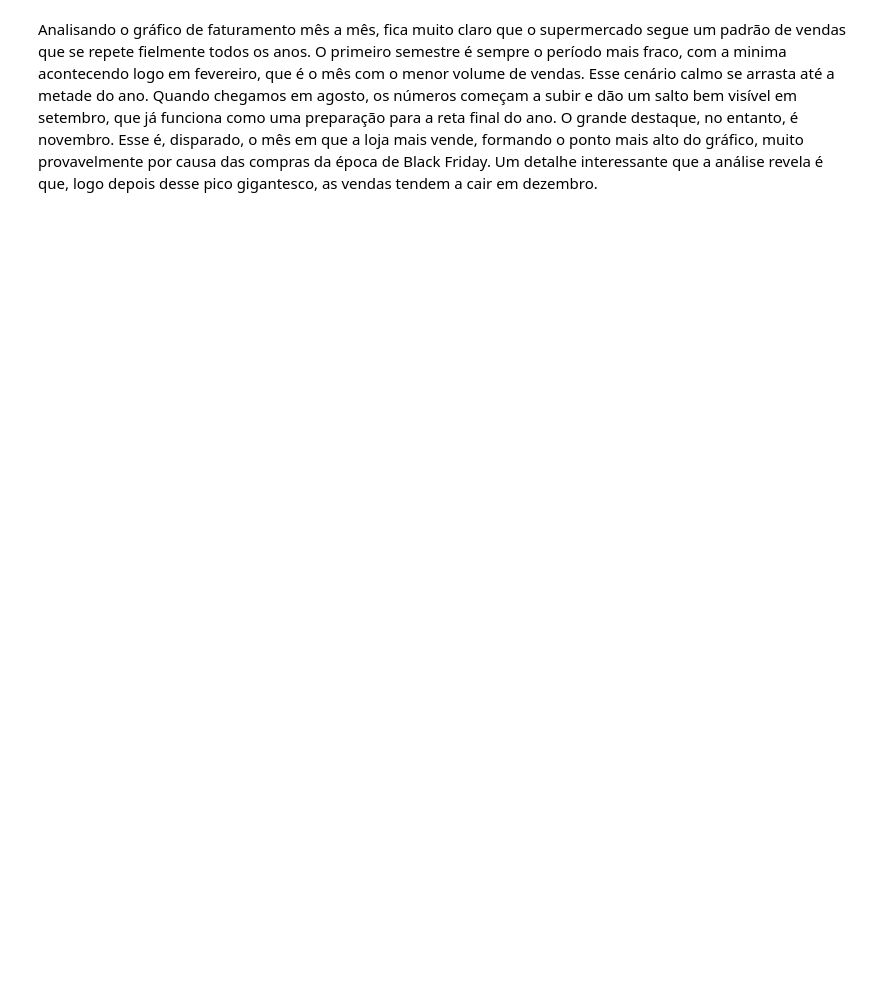
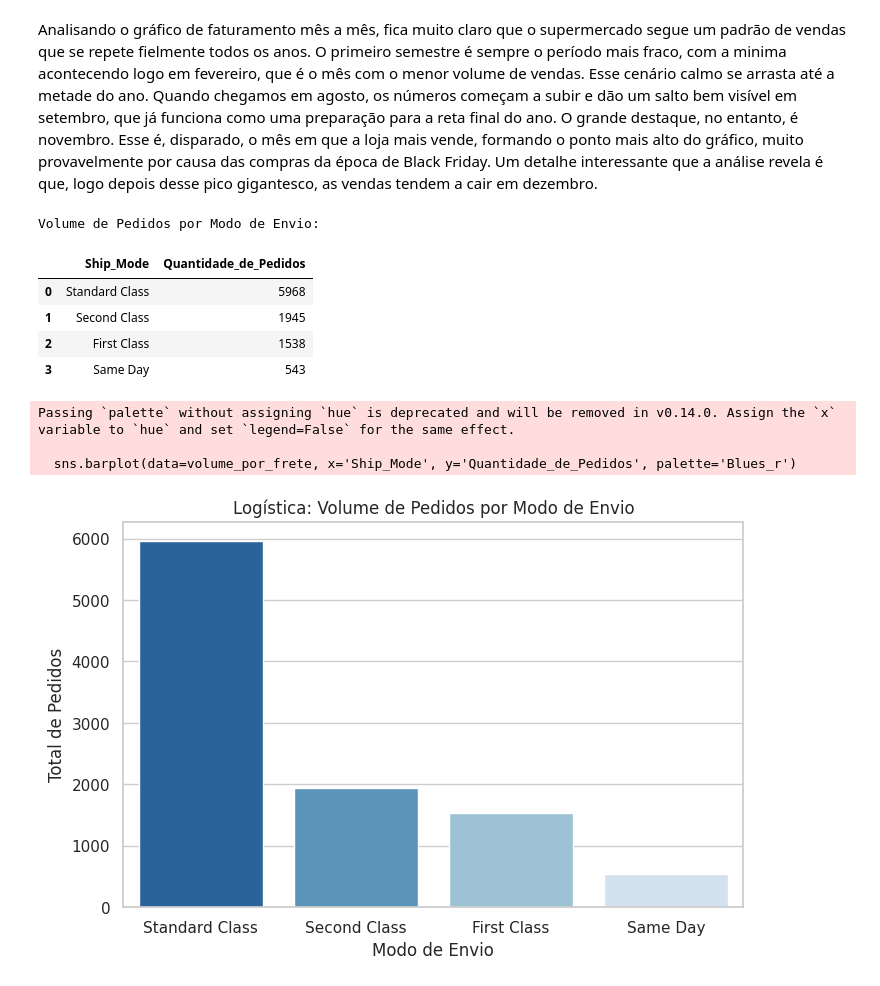
Before and after one commit to Ronaldo-Junior1/analise-dados-supermercado, a Jupyter notebook: Analise_base_supermercado.ipynb, the cells around one changed output. Saved outputs shown, nothing was run; the diff lists cells and outputs as text; code cells hidden in the pictures; blank space fills up the shorter version.

```diff
--- a/Analise_base_supermercado.ipynb
+++ b/Analise_base_supermercado.ipynb
@@ -673,2 +670,35 @@ plt.show()
 # %% [markdown]
 Analisando o gráfico de faturamento mês a mês, fica muito claro que o supermercado segue um padrão de vendas que se repete fielmente todos os anos. O primeiro semestre é sempre o período mais fraco, com a minima acontecendo logo em fevereiro, que é o mês com o menor volume de vendas. Esse cenário calmo se arrasta até a metade do ano. Quando chegamos em agosto, os números começam a subir e dão um salto bem visível em setembro, que já funciona como uma preparação para a reta final do ano. O grande destaque, no entanto, é novembro. Esse é, disparado, o mês em que a loja mais vende, formando o ponto mais alto do gráfico, muito provavelmente por causa das compras da época de Black Friday. Um detalhe interessante que a análise revela é que, logo depois desse pico gigantesco, as vendas tendem a cair em dezembro.
+# %%
+# Garantindo que as colunas de data estão no formato correto
+df['Order_Date'] = pd.to_datetime(df['Order_Date'])
+df['Ship_Date'] = pd.to_datetime(df['Ship_Date'])
+
+# Criando a coluna de Tempo de Entrega (em dias)
+df['Delivery_Time'] = (df['Ship_Date'] - df['Order_Date']).dt.days
+
+# Analisando a popularidade dos Modos de Envio (Ship Mode)
+volume_por_frete = df['Ship_Mode'].value_counts().reset_index()
+volume_por_frete.columns = ['Ship_Mode', 'Quantidade_de_Pedidos']
+
+print("Volume de Pedidos por Modo de Envio:")
+display(volume_por_frete)
+
+# Gráfico do volume de envios
+plt.figure(figsize=(8, 5))
+sns.barplot(data=volume_por_frete, x='Ship_Mode', y='Quantidade_de_Pedidos', palette='Blues_r')
+plt.title('Logística: Volume de Pedidos por Modo de Envio')
+plt.xlabel('Modo de Envio')
+plt.ylabel('Total de Pedidos')
+plt.show()
+# %% [output]
+Volume de Pedidos por Modo de Envio:
+|  | Ship_Mode | Quantidade_de_Pedidos |
+| 0 | Standard Class | 5968 |
+| 1 | Second Class | 1945 |
+| 2 | First Class | 1538 |
+| 3 | Same Day | 543 |
+Passing `palette` without assigning `hue` is deprecated and will be removed in v0.14.0. Assign the `x` variable to `hue` and set `legend=False` for the same effect.
+
+  sns.barplot(data=volume_por_frete, x='Ship_Mode', y='Quantidade_de_Pedidos', palette='Blues_r')
+[figure, added]
```
Also changed, not shown: parts of 4 cells of this notebook.
